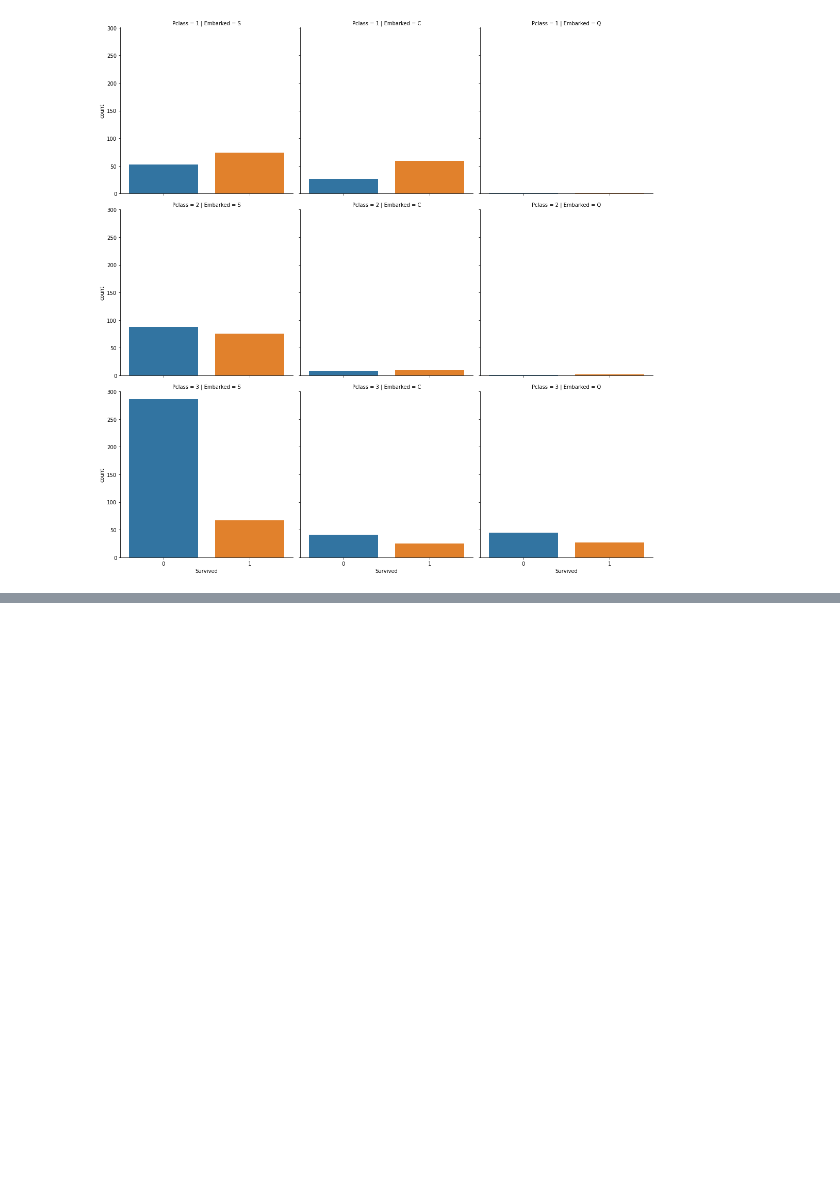
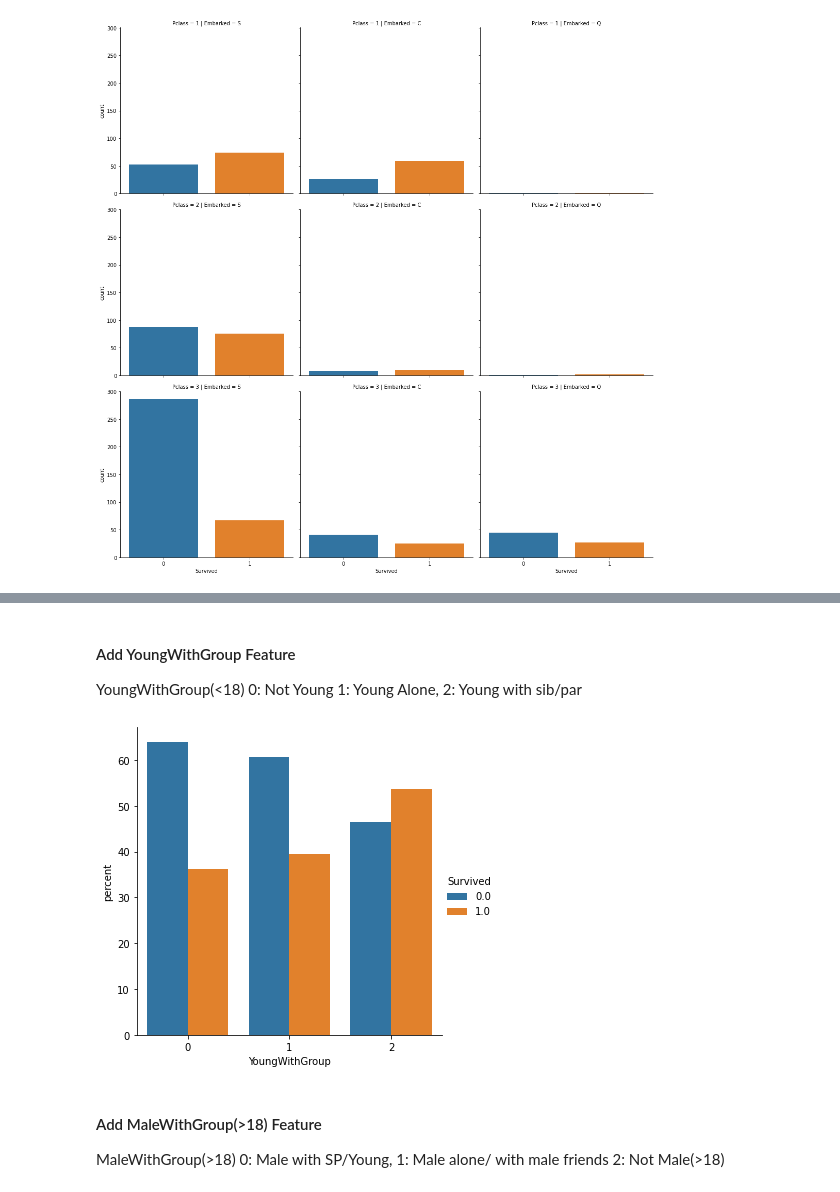
Before and after one commit to JunzhongLin/Kaggle_Contest, a Jupyter notebook: Titanic/titanic_explore.ipynb, the cells around one changed output, grey strips where cells are left out. Drawn from its saved outputs; the diff is of its cells as text; code cells hidden in the pictures; blank space fills up the shorter version.

```diff
--- a/Titanic/titanic_explore.ipynb
+++ b/Titanic/titanic_explore.ipynb
@@ -409,0 +349,39 @@ g = sns.catplot(data=train_data, x='Pclass', y='Fare', kind='box', col='Sex')
+# %% [markdown]
+#### Add YoungWithGroup Feature
+YoungWithGroup(<18)  0: Not Young 1: Young Alone, 2: Young with sib/par
+# %%
+DEFAULT_YOUNGWITHGROUP = 0
+full_data['YoungWithGroup'] = DEFAULT_YOUNGWITHGROUP
+for grp, grp_df in full_data.groupby(['Lastname', 'Fare']):
+    if grp_df.shape[0]==1:
+        for idx, row in grp_df.iterrows():
+            if (row['Age'] <= 18) | (row['Title']=='Master'):
+                full_data.loc[idx, 'YoungWithGroup'] = 1
+
+    elif grp_df.shape[0]>1:
+        for idx, row in grp_df.iterrows():
+            age_cond = row['Age'] <= 18
+            title_cond = row['Title'] == 'Master'  # for boys
+            if age_cond | title_cond :
+                if grp_df['Age'].max() > 20:
+                    full_data.loc[idx, 'YoungWithGroup'] = 2
+                else : full_data.loc[idx, 'YoungWithGroup'] = 2
+
+for grp, grp_df in full_data.groupby(['Ticket']):
+    if grp_df.shape[0]>1:
+        for idx, row in grp_df.iterrows():
+            if row['YoungWithGroup'] == 1:
+                if (row['Parch'] > 0) | (grp_df['Age'].max()>30):
+                    full_data.loc[idx, 'YoungWithGroup'] = 2
+                else:
+                    full_data.loc[idx, 'YoungWithGroup'] = 1
+# %%
+df1 = full_data[:len_train].groupby(['YoungWithGroup'])['Survived'].value_counts(normalize=True)
+df1= df1.mul(100)
+df1 = df1.rename('percent').reset_index()
+p = sns.catplot(kind='bar', data=df1, x='YoungWithGroup', y='percent', hue='Survived')
+# %% [output]
+[figure, added]
+# %% [markdown]
+#### Add MaleWithGroup(>18) Feature
+MaleWithGroup(>18) 0: Male with SP/Young, 1: Male alone/ with male friends 2: Not Male(>18)
```
Also changed, not shown: parts of 56 cells of this notebook, 4 other files.
